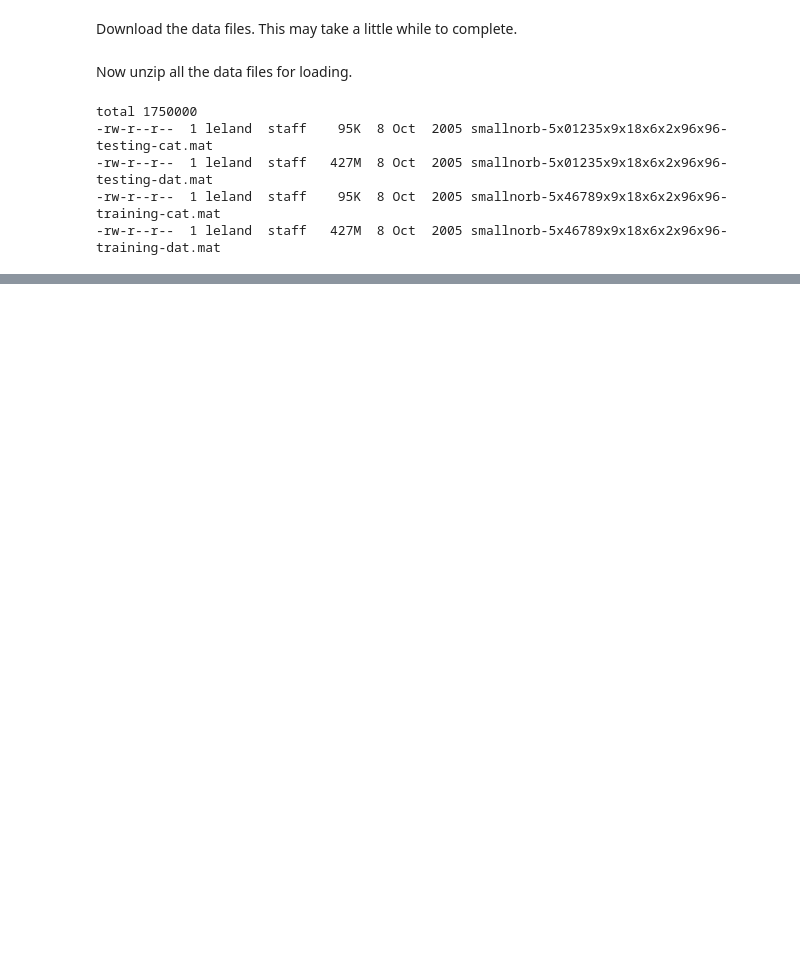
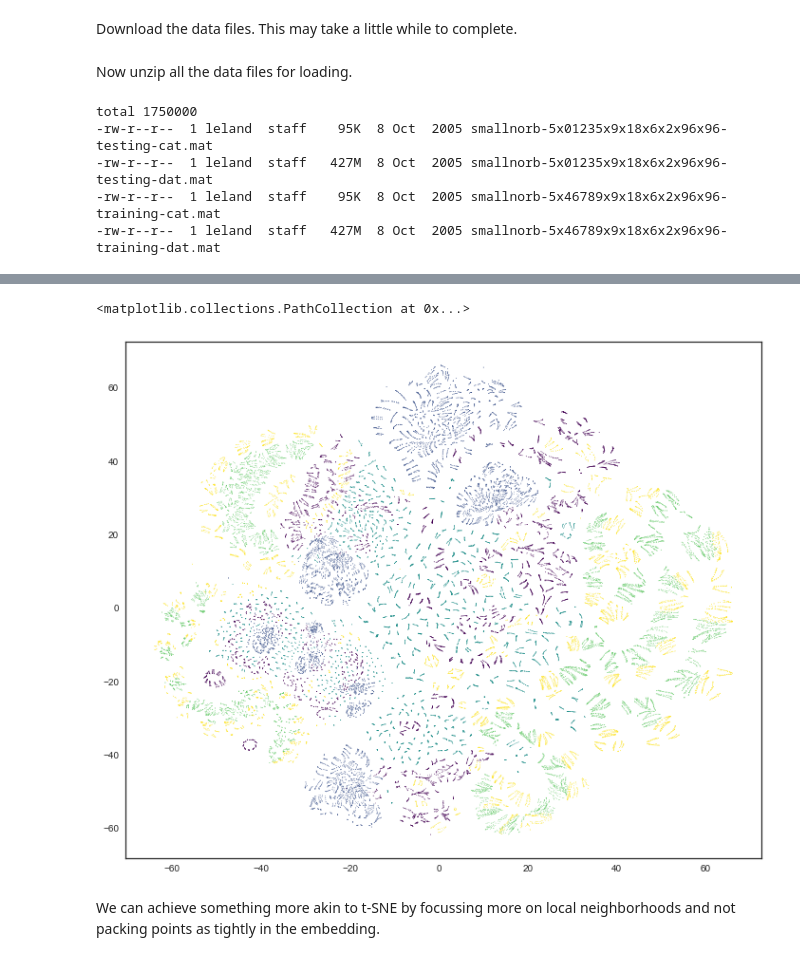
Before and after one commit to lmcinnes/umap_paper_notebooks, a Jupyter notebook: NORB dataset experiments.ipynb, the cells around one changed output, grey strips where cells are left out. Cells and saved outputs as stored; diff of their text form; code cells hidden in the pictures; blank space fills up the shorter version.

```diff
--- a/NORB dataset experiments.ipynb
+++ b/NORB dataset experiments.ipynb
@@ -51,0 +68,5 @@ plt.scatter(u[:, 0], u[:, 1], s=0.1)
+# %%
+plt.scatter(t[:, 0], t[:, 1], s=0.1, c=train_labels, cmap='viridis')
+# %% [output]
+<matplotlib.collections.PathCollection at 0x...>
+[figure, added]
@@ -51,0 +76,2 @@ plt.scatter(u[:, 0], u[:, 1], s=0.1)
+# %% [markdown]
+We can achieve something more akin to t-SNE by focussing more on local neighborhoods and not packing points as tightly in the embedding.
```
Also changed, not shown: parts of 12 cells of this notebook.
